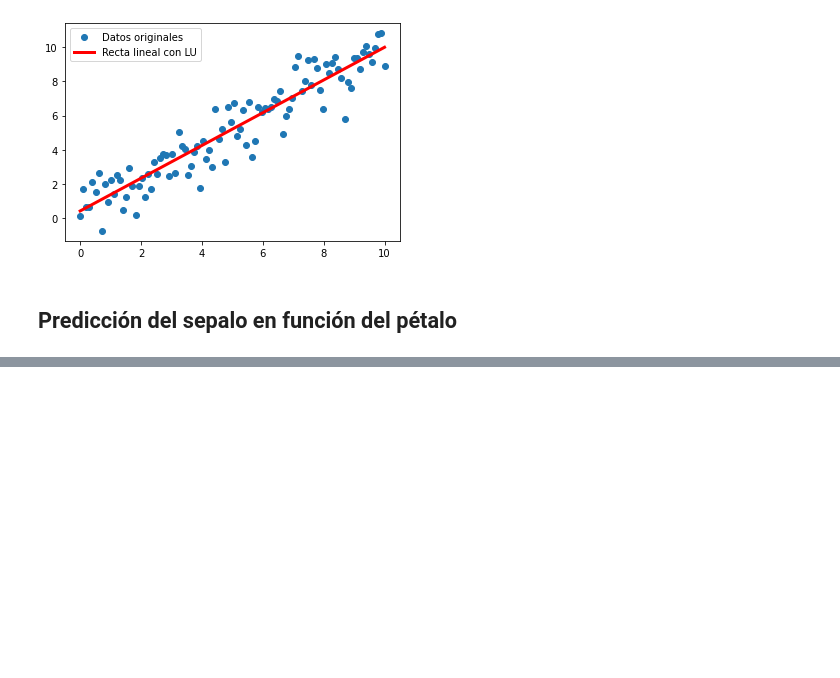
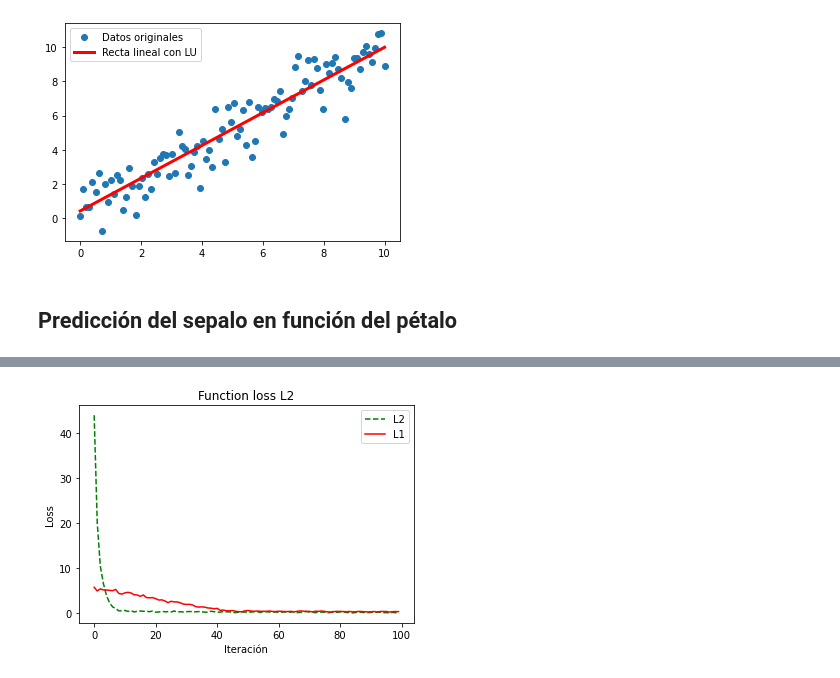
Before and after one commit to langheran/MLScripts, a Jupyter notebook: Python/learning/Deep Learning con Tensorflow - Juan Gomila.ipynb, the cells around one changed output, grey strips where cells are left out. Cells and saved outputs as stored; diff of their text form; code cells hidden in the pictures; blank space fills up the shorter version.

```diff
--- a/Python/learning/Deep Learning con Tensorflow - Juan Gomila.ipynb
+++ b/Python/learning/Deep Learning con Tensorflow - Juan Gomila.ipynb
@@ -1004,0 +1082,26 @@ x_vals = np.array()
+# %%
+learning_rate = 0.05
+batch_size = 25
+x_data = tf.placeholder(shape = [None, 1], dtype = tf.float32)
+y_target = tf.placeholder(shape = [None, 1], dtype = tf.float32)
+A  =tf.Variable(tf.random_normal(shape = [1,1]))
+b = tf.Variable(tf.random_normal(shape = [1,1]))
+# %%
+y_pred = tf.add(tf.matmul(x_data,A), b)
+# %%
+loss_l1 = tf.reduce_mean(tf.abs(y_target-y_pred))
+my_op = tf.train.GradientDescentOptimizer(learning_rate=learning_rate)
+train_step = my_op.minimize(loss_l1)
+init = tf.global_variables_initializer()
+session.run(init)
+# %%
+loss_vect_l1 = []
+for i in range(100):
+    rand_idx = np.random.choice(len(x_vals), size=batch_size)
+    rand_x = np.transpose([x_vals[rand_idx]])
+    rand_y = np.transpose([y_vals[rand_idx]])
+    session.run(train_step, feed_dict={x_data: rand_x, y_target: rand_y})
+    temp_loss = session.run(loss_l1, feed_dict={x_data: rand_x, y_target: rand_y})
+    loss_vect_l1.append(temp_loss)
+    if(i+1)%10==0:
+        print("Paso #"+str(i+1)+" , A = "+str(session.run(A)) + ", b" + str(session.run(b)) + ", Loss=" + str(temp_loss))
@@ -1004,0 +1119,10 @@ x_vals = np.array()
+# %%
+plt.plot(loss_vect, 'g--', label='L2')
+plt.plot(loss_vect_l1, 'r-', label = 'L1')
+plt.title('Function loss L2')
+plt.xlabel('Iteración')
+plt.ylabel('Loss')
+plt.legend(loc = 'upper right')
+plt.show()
+# %% [output]
+[figure, added]
```
Also changed, not shown: parts of 14 cells of this notebook.
